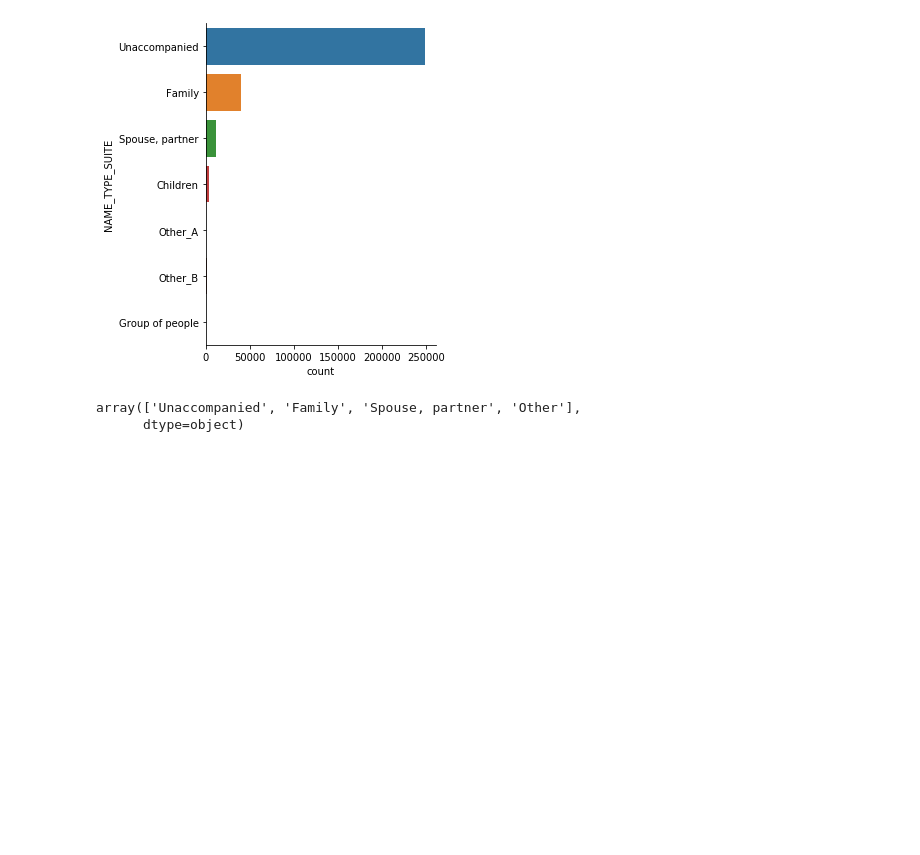
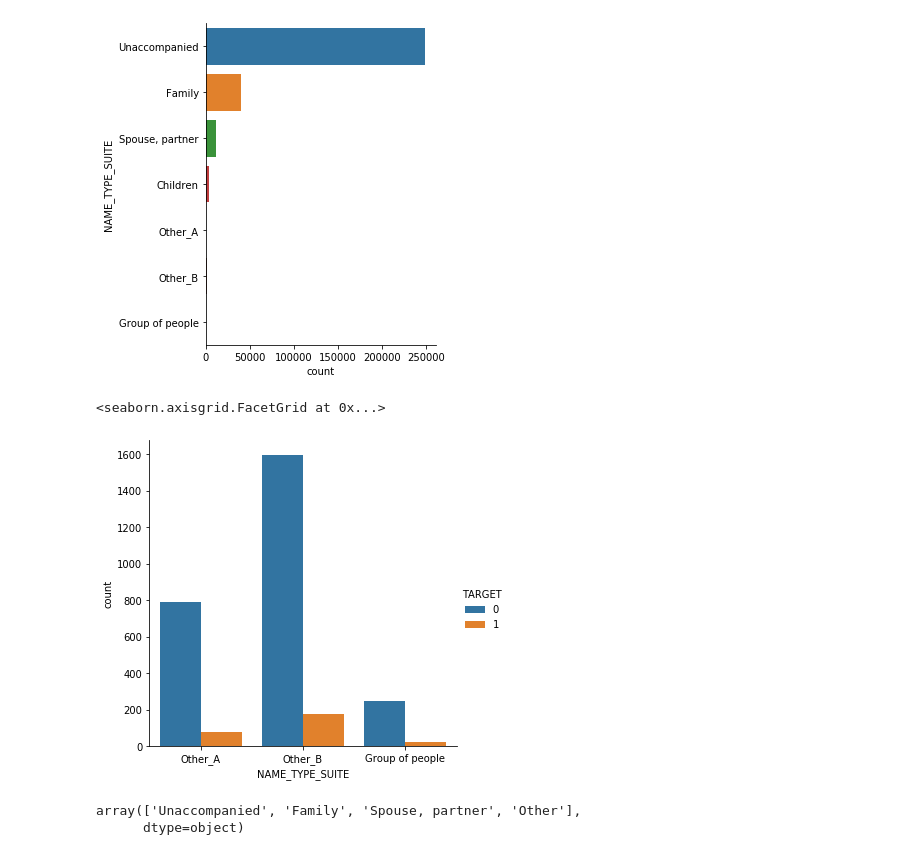
Before and after one commit to paolomandica/FDS-home-credit-default-risk, a Jupyter notebook: main-paolo.ipynb, the cells around one changed output. Saved outputs shown, nothing was run; the diff lists cells and outputs as text; code cells hidden in the pictures; blank space fills up the shorter version.

```diff
--- a/main-paolo.ipynb
+++ b/main-paolo.ipynb
@@ -201,6 +201,11 @@ sns.catplot(y='NAME_TYPE_SUITE', kind='count', data=app_train)
 # %% [output]
 <seaborn.axisgrid.FacetGrid at 0x...>
 [figure]
+# %%
+sns.catplot(x='NAME_TYPE_SUITE', data=app_train.loc[app_train['NAME_TYPE_SUITE'].isin(['Other_A', 'Other_B', 'Group of people'])] , kind='count', hue='TARGET')
+# %% [output]
+<seaborn.axisgrid.FacetGrid at 0x...>
+[figure, added]
 # %%
 cat = app_train['NAME_TYPE_SUITE'].value_counts()[:3].index.tolist()
 app_train.loc[~app_train['NAME_TYPE_SUITE'].isin(cat), 'NAME_TYPE_SUITE'] = 'Other'
```
Also changed, not shown: parts of 81 cells of this notebook.
